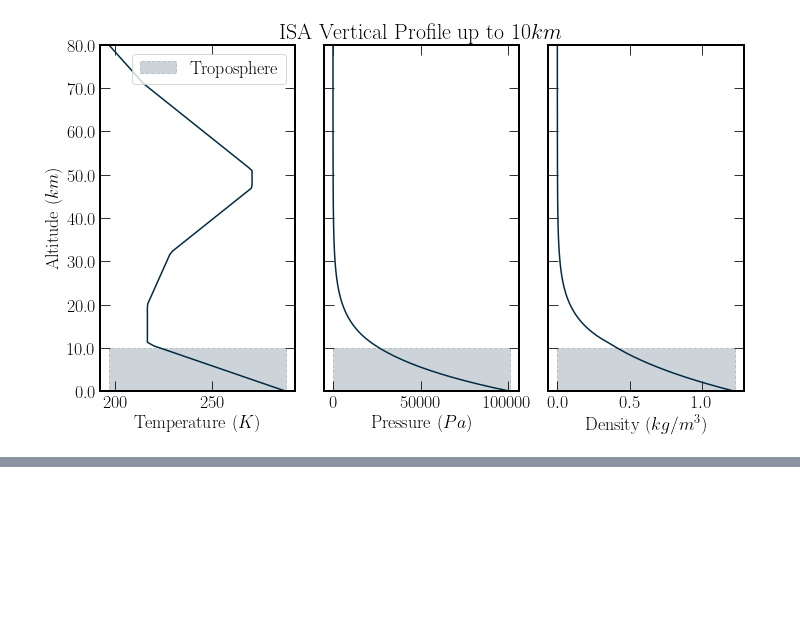
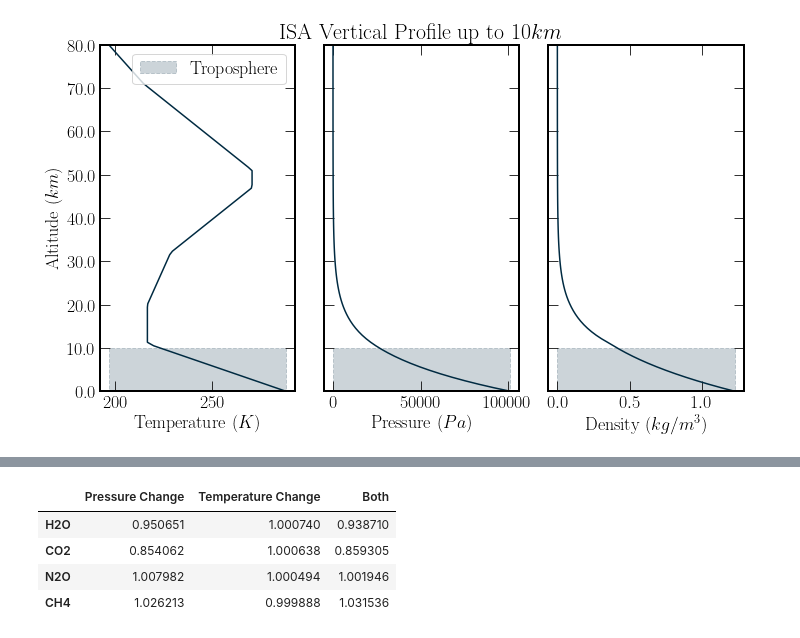
Before and after one commit to seancraven/CDS_book, a Jupyter notebook: Chapter_3/lorentzian_broadening.ipynb, the cells around one changed output, grey strips where cells are left out. Saved outputs shown, nothing was run; the diff lists cells and outputs as text; code cells hidden in the pictures; blank space fills up the shorter version.

```diff
--- a/Chapter_3/lorentzian_broadening.ipynb
+++ b/Chapter_3/lorentzian_broadening.ipynb
@@ -141,0 +166,14 @@ for j, abs in enumerate([abs_coef_ptrop, abs_coef_ttrop, abs_coef_trop]):
+# %%
+integral_dict
+integral_fractions = np.zeros((4,3))
+for i, gas in enumerate(main_ghg):
+    for j, broadening in enumerate(environment):
+        integral_fractions[i,j] = list(integral_dict.values())[j*8+i*2+1]/list(integral_dict.values())[j*8+i*2]
+        #print(list(integral_dict)[j*8+i*2+1],'divided by' ,list(integral_dict)[j*8+i*2],'\n') #check right ops
+pd.DataFrame(data=integral_fractions,index=main_ghg,columns=environment)
+# %% [output]
+|  | Pressure Change | Temperature Change | Both |
+| H2O | 0.950651 | 1.000740 | 0.938710 |
+| CO2 | 0.854062 | 1.000638 | 0.859305 |
+| N2O | 1.007982 | 1.000494 | 1.001946 |
+| CH4 | 1.026213 | 0.999888 | 1.031536 |
```
Also changed, not shown: parts of 6 cells of this notebook, 1 other file.
